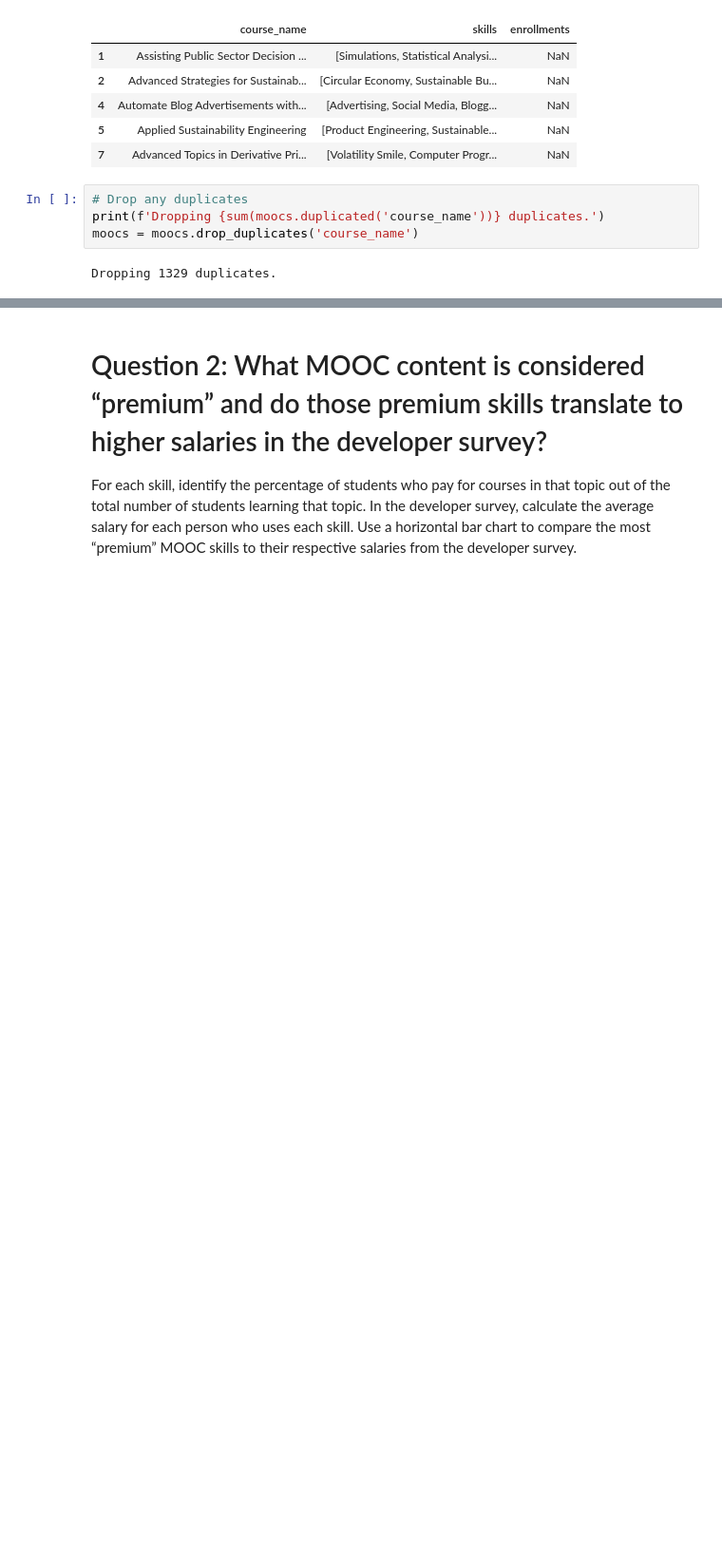
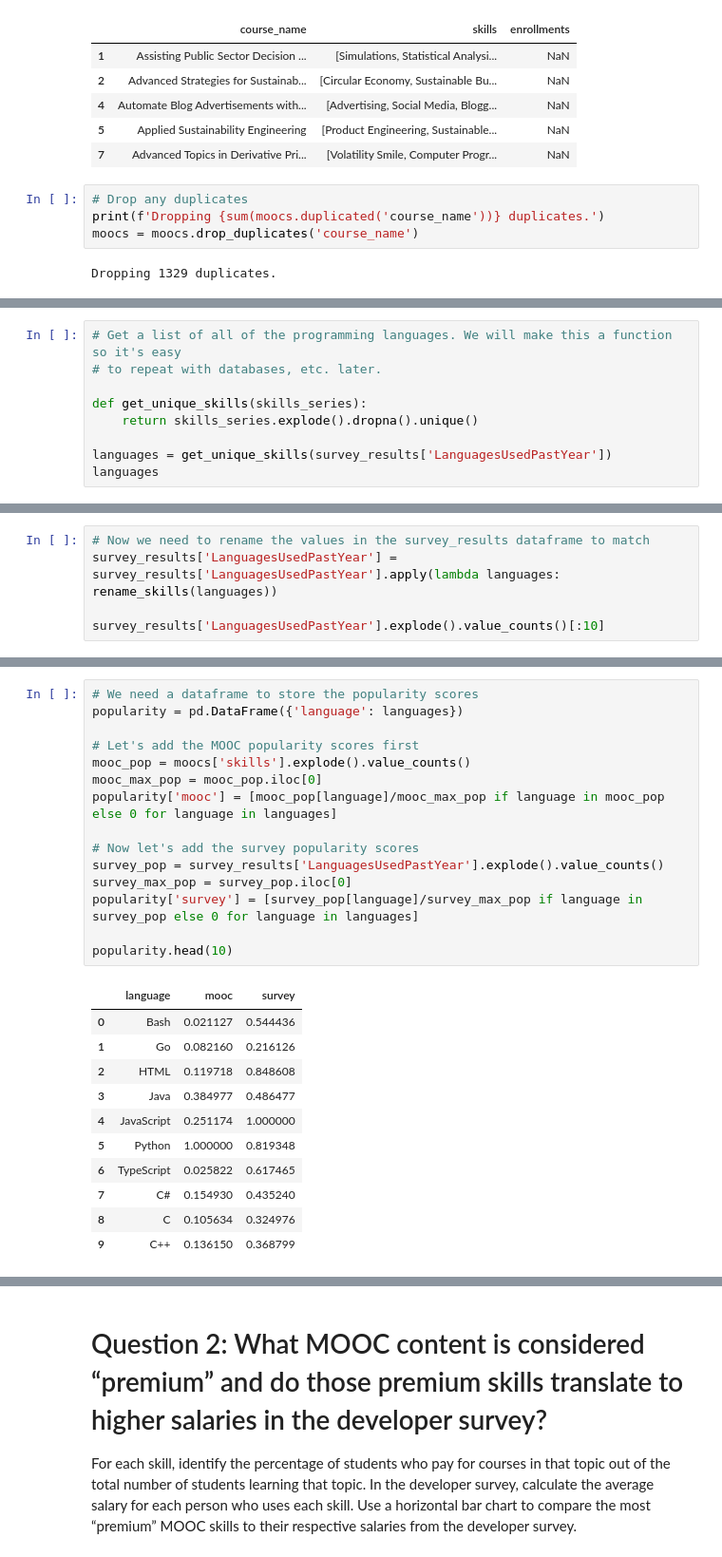
Before and after one commit to minimartzz/online-learning-so-mooc, a Jupyter notebook: skills_analysis.ipynb, the cells around one changed output, grey strips where cells are left out. Shown at 95% size. Drawn from its saved outputs; the diff is of its cells as text; blank space fills up the shorter version.

```diff
--- a/skills_analysis.ipynb
+++ b/skills_analysis.ipynb
@@ -223,0 +407,9 @@ Many of the columns in the MOOC and survey datasets are not relevant to analyzin
+# %%
+# Get a list of all of the programming languages. We will make this a function so it's easy
+# to repeat with databases, etc. later.
+
+def get_unique_skills(skills_series):
+    return skills_series.explode().dropna().unique()
+
+languages = get_unique_skills(survey_results['LanguagesUsedPastYear'])
+languages
@@ -223,0 +443,5 @@ Many of the columns in the MOOC and survey datasets are not relevant to analyzin
+# %%
+# Now we need to rename the values in the survey_results dataframe to match
+survey_results['LanguagesUsedPastYear'] = survey_results['LanguagesUsedPastYear'].apply(lambda languages: rename_skills(languages))
+
+survey_results['LanguagesUsedPastYear'].explode().value_counts()[:10]
@@ -223,0 +525,27 @@ Many of the columns in the MOOC and survey datasets are not relevant to analyzin
+# %%
+# We need a dataframe to store the popularity scores
+popularity = pd.DataFrame({'language': languages})
+
+# Let's add the MOOC popularity scores first
+mooc_pop = moocs['skills'].explode().value_counts()
+mooc_max_pop = mooc_pop.iloc[0]
+popularity['mooc'] = [mooc_pop[language]/mooc_max_pop if language in mooc_pop else 0 for language in languages]
+
+# Now let's add the survey popularity scores
+survey_pop = survey_results['LanguagesUsedPastYear'].explode().value_counts()
+survey_max_pop = survey_pop.iloc[0]
+popularity['survey'] = [survey_pop[language]/survey_max_pop if language in survey_pop else 0 for language in languages]
+
+popularity.head(10)
+# %% [output]
+|  | language | mooc | survey |
+| 0 | Bash | 0.021127 | 0.544436 |
+| 1 | Go | 0.082160 | 0.216126 |
+| 2 | HTML | 0.119718 | 0.848608 |
+| 3 | Java | 0.384977 | 0.486477 |
+| 4 | JavaScript | 0.251174 | 1.000000 |
+| 5 | Python | 1.000000 | 0.819348 |
+| 6 | TypeScript | 0.025822 | 0.617465 |
+| 7 | C# | 0.154930 | 0.435240 |
+| 8 | C | 0.105634 | 0.324976 |
+| 9 | C++ | 0.136150 | 0.368799 |
```
Also changed, not shown: parts of 29 cells of this notebook.
